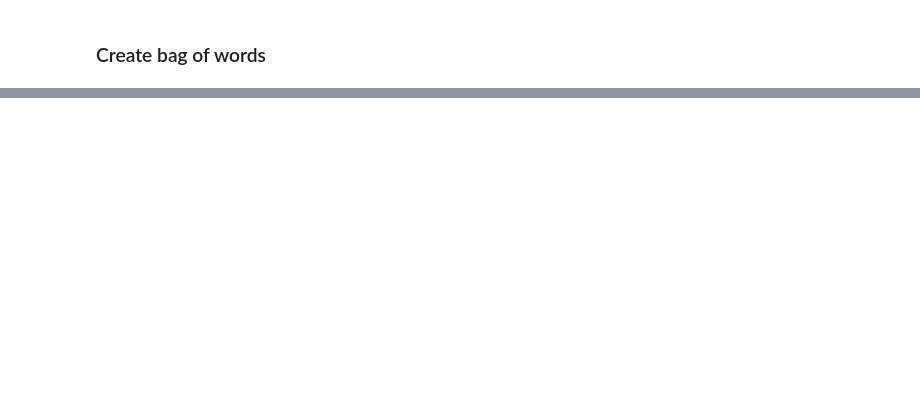
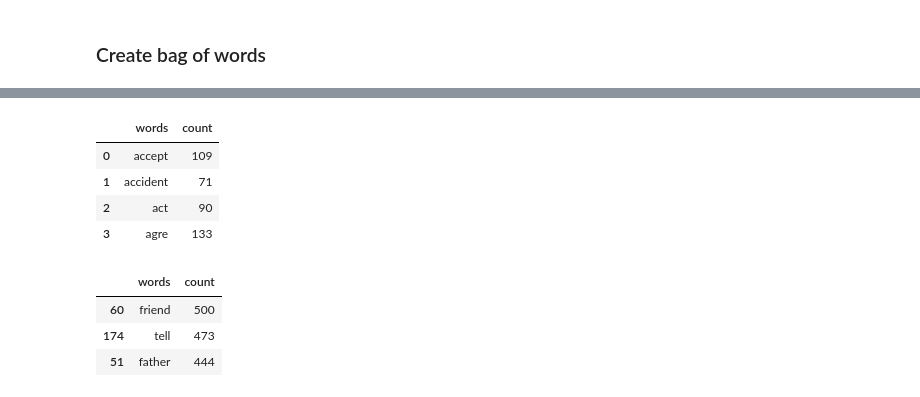
Before and after one commit to JordanSimba/knowledge-graphs, a Jupyter notebook: OverviewNotes.ipynb, the cells around one changed output, grey strips where cells are left out. Saved outputs shown, nothing was run; the diff lists cells and outputs as text; code cells hidden in the pictures; blank space fills up the shorter version.

```diff
--- a/OverviewNotes.ipynb
+++ b/OverviewNotes.ipynb
@@ -150,0 +217,10 @@ for doc in bow_corpus:
+# %%
+# create dataframe
+word_df = pd.DataFrame.from_dict(word_dict)
+word_df.head(4)
+# %% [output]
+|  | words | count |
+| 0 | accept | 109 |
+| 1 | accident | 71 |
+| 2 | act | 90 |
+| 3 | agre | 133 |
@@ -150,0 +229,7 @@ for doc in bow_corpus:
+# %%
+word_df.head(3)
+# %% [output]
+|  | words | count |
+| 60 | friend | 500 |
+| 174 | tell | 473 |
+| 51 | father | 444 |
```
Also changed, not shown: parts of 42 cells of this notebook.
